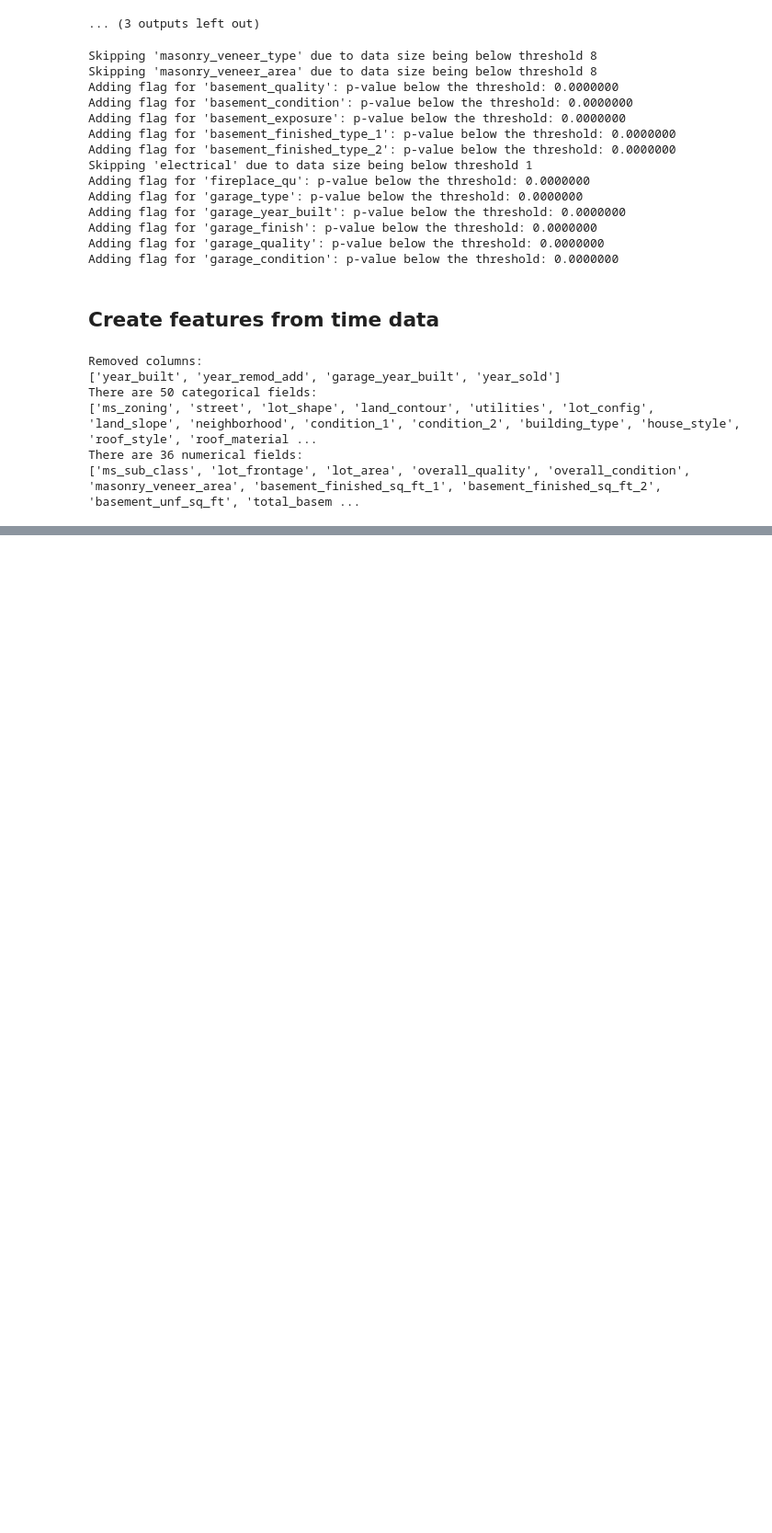
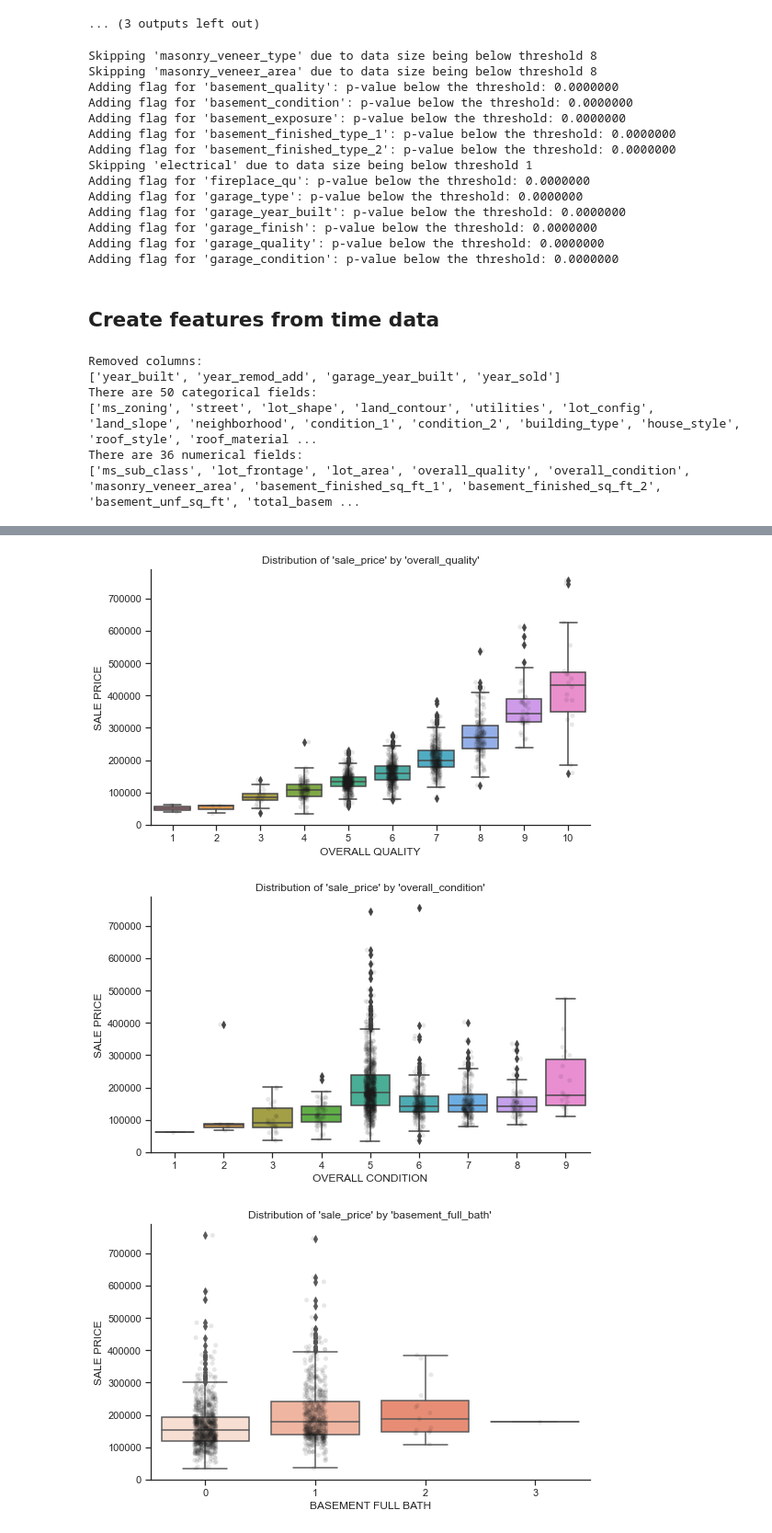
Before and after one commit to jeandsantos/deploying-housing-price-model, a Jupyter notebook: analysis.ipynb, the cells around one changed output, grey strips where cells are left out. Shown at 92% size. Cells and saved outputs as stored; diff of their text form; code cells hidden in the pictures; blank space fills up the shorter version.

```diff
--- a/analysis.ipynb
+++ b/analysis.ipynb
@@ -243,0 +254,4 @@ There are 36 numerical fields:
+# %%
+discrete_cols = [col for col in train.num_columns if len(train.df[col].unique()) < 20]
+
+train.df[discrete_cols].head(10)
@@ -243,0 +271,19 @@ There are 36 numerical fields:
+# %%
+
+for col in discrete_cols:
+
+    sns.set_theme(
+            style="ticks",
+            palette=sns.color_palette("Reds"),
+            rc=custom_params)
+
+    sns.catplot(data=train.df, x=col, y=COL_TARGET, kind='box', height=4.5, aspect=1.7)
+    sns.stripplot(data=train.df, x=col, y=COL_TARGET, jitter=0.1, alpha=0.1, color='k')
+    plt.title(f'Distribution of \'{COL_TARGET}\' by \'{col}\'')
+    plt.ylabel(COL_TARGET.replace('_', ' ').upper())
+    plt.xlabel(col.replace('_', ' ').upper())
+    plt.show()
+# %% [output]
+[figure, added]
+[figure, added]
+[figure, added]
```
Also changed, not shown: parts of 9 cells of this notebook, 1 other file.
